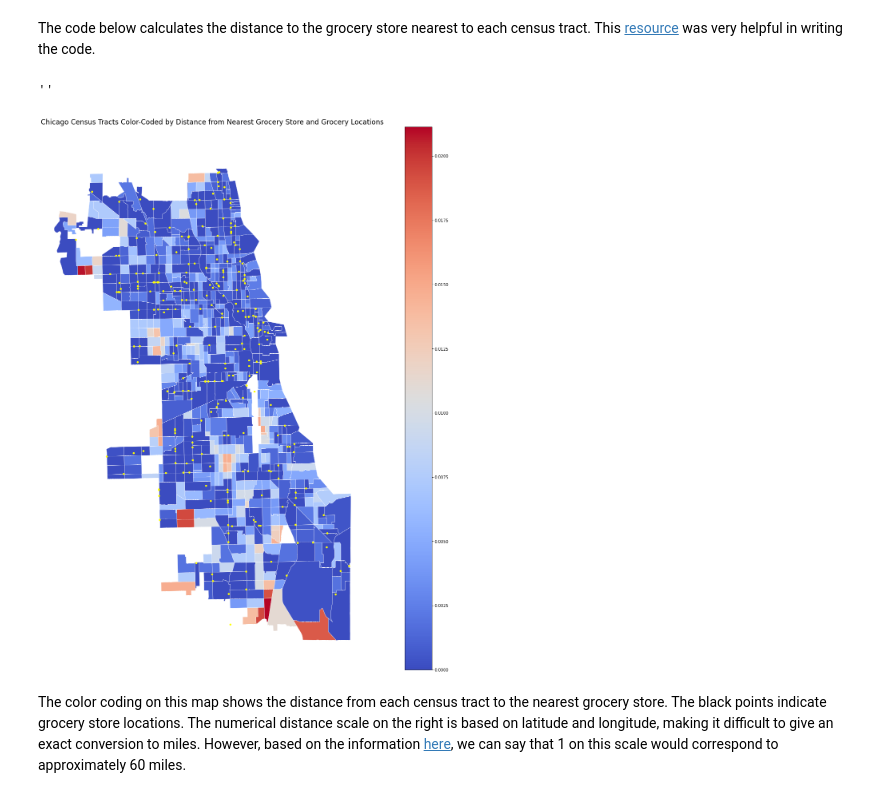
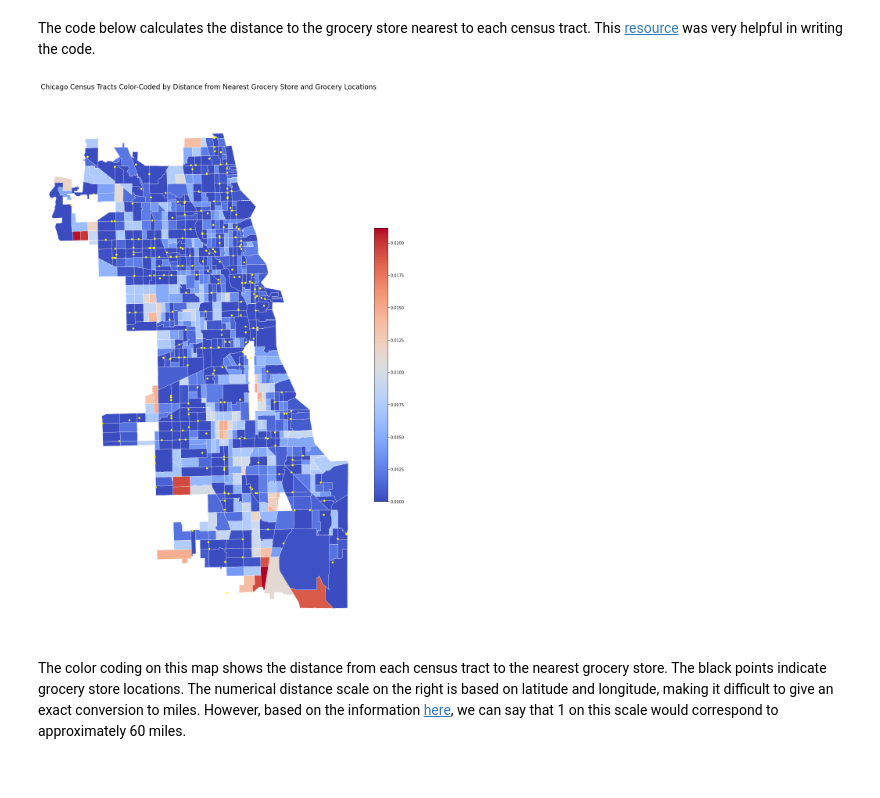
Before and after one commit to kathysimon99/food_deserts_chicago, a Jupyter notebook: create_visuals_geopandas.ipynb, the cells around one changed output. Saved outputs shown, nothing was run; the diff lists cells and outputs as text; code cells hidden in the pictures.

```diff
--- a/create_visuals_geopandas.ipynb
+++ b/create_visuals_geopandas.ipynb
@@ -216,26 +195,27 @@ farthest_tract = food_obesity_geo[food_obesity_geo['min_dist_to_store'] == np.ma
 # %%
 ax = gplt.choropleth(
     food_obesity_geo.drop(farthest_tract),
     hue = 'min_dist_to_store',
     projection = gcrs.AlbersEqualArea(),
-    figsize = (25,25),
+    figsize = (20,20),
     legend = True,
+    legend_kwargs={'shrink': .5, 'pad': 0},
     cmap = 'coolwarm',linewidth = 0.5, edgecolor = 'white'
 )
 
 gplt.pointplot(
     grocery_geo, # includes more data than on food data; need to merge it down.
     color = 'yellow',
     ax = ax,
     s = 4,
     zorder = 2,
 )
 
 ax.set_title('Chicago Census Tracts Color-Coded by Distance from Nearest Grocery Store and Grocery Locations', fontsize='xx-large')
-;
+plt.tight_layout()
+plt.savefig('./visuals/tract_half_grocery_locations_distance.png', pad_inches = 0.01);
 # %% [output]
-''
-[figure, old version]
+[figure, new version]
 # %% [markdown]
 The color coding on this map shows the distance from each census tract to the nearest grocery store.  The black points indicate grocery store locations.  The numerical distance scale on the right is based on latitude and longitude, making it difficult to give an exact conversion to miles.  However, based on the information [here](https://www.usgs.gov/faqs/how-much-distance-does-a-degree-minute-and-second-cover-your-maps?qt-news_science_products=0#qt-news_science_products), we can say that 1 on this scale would correspond to approximately 60 miles.
 # %%
```
Also changed, not shown: parts of 10 cells of this notebook, 9 other files.
